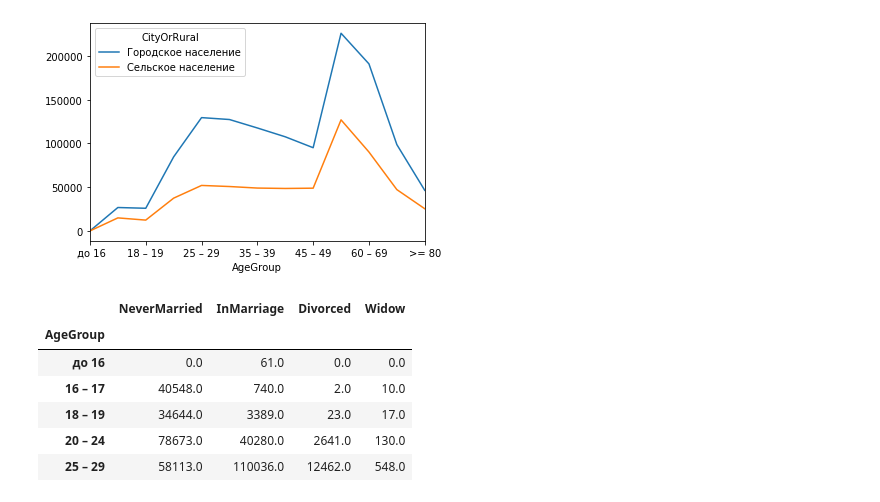
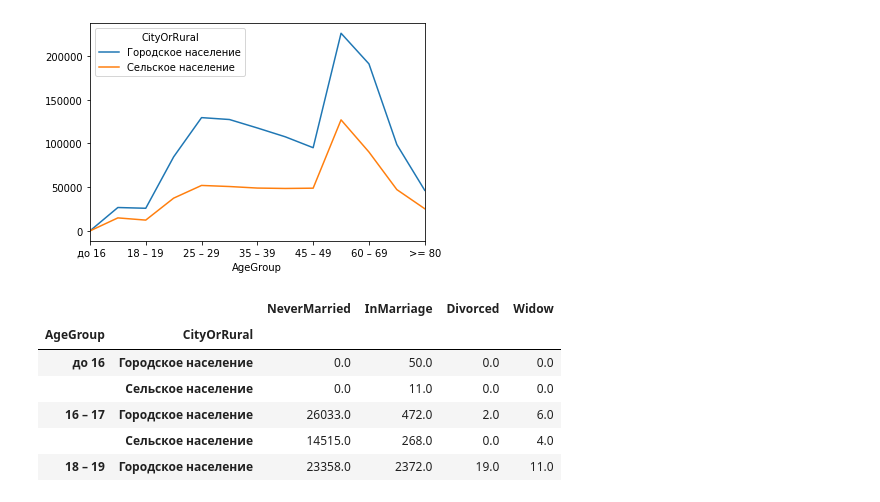
Before and after one commit to tadoran/netology_pyda, a Jupyter notebook: ДЗ 14.ipynb, the cells around one changed output. Drawn from its saved outputs; the diff is of its cells as text; code cells hidden in the pictures.

```diff
--- a/ДЗ 14.ipynb
+++ b/ДЗ 14.ipynb
@@ -8,7 +8,7 @@ import seaborn as sns
 import matplotlib.pyplot as plt
 %matplotlib inline
 # %%
-census = pd.read_excel("PopulationСensus2015.xlsx")
+census = pd.read_excel("https://github.com/tadoran/netology_pyda/blob/master/Population%D0%A1ensus2015.xlsx?raw=true")
 census["Divorced"] = census["OfficiallyDivorced"]+ census["NonOfficialylDivorced"]
 census.head()
 # %% [output]
@@ -96,13 +96,13 @@ by_location.plot(kind="line")
 <matplotlib.axes._subplots.AxesSubplot at 0x...>
 [figure]
 # %%
-heat_map = census.groupby("AgeGroup").sum().loc[:,["NeverMarried","InMarriage","Divorced","Widow"]]
+heat_map = census.groupby(["AgeGroup","CityOrRural"]).sum().loc[:,["NeverMarried","InMarriage","Divorced","Widow"]].dropna()
 heat_map.head()
 # %% [output]
-|  | NeverMarried | InMarriage | Divorced | Widow |
-| AgeGroup |  |  |  |  |
-| до 16 | 0.0 | 61.0 | 0.0 | 0.0 |
-| 16 – 17 | 40548.0 | 740.0 | 2.0 | 10.0 |
-| 18 – 19 | 34644.0 | 3389.0 | 23.0 | 17.0 |
-| 20 – 24 | 78673.0 | 40280.0 | 2641.0 | 130.0 |
-| 25 – 29 | 58113.0 | 110036.0 | 12462.0 | 548.0 |
+|  |  | NeverMarried | InMarriage | Divorced | Widow |
+| AgeGroup | CityOrRural |  |  |  |  |
+| до 16 | Городское население | 0.0 | 50.0 | 0.0 | 0.0 |
+|  | Сельское население | 0.0 | 11.0 | 0.0 | 0.0 |
+| 16 – 17 | Городское население | 26033.0 | 472.0 | 2.0 | 6.0 |
+|  | Сельское население | 14515.0 | 268.0 | 0.0 | 4.0 |
+| 18 – 19 | Городское население | 23358.0 | 2372.0 | 19.0 | 11.0 |
```
Also changed, not shown: parts of 14 cells of this notebook.
